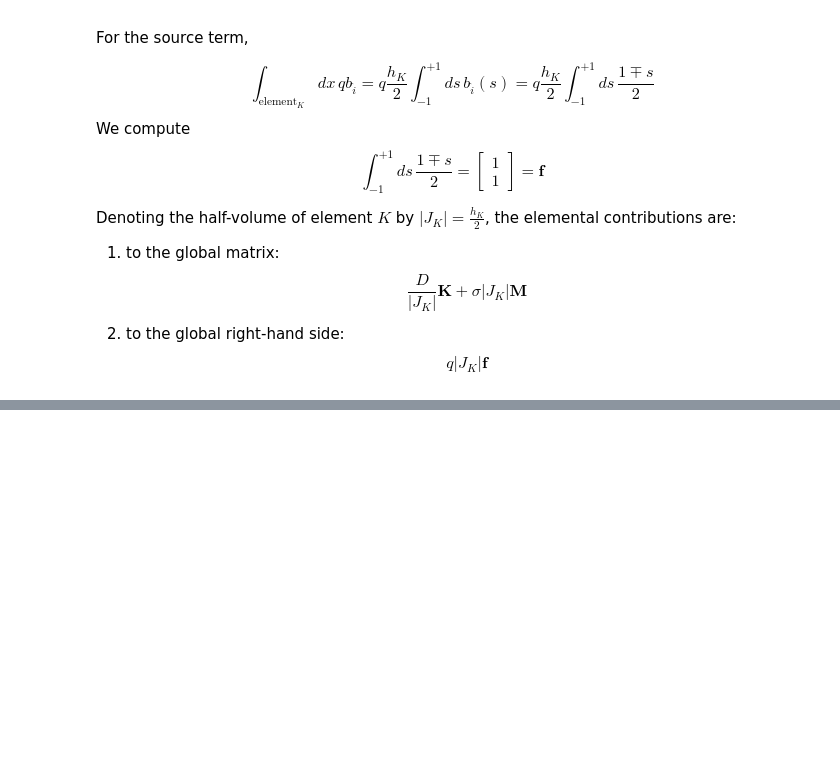
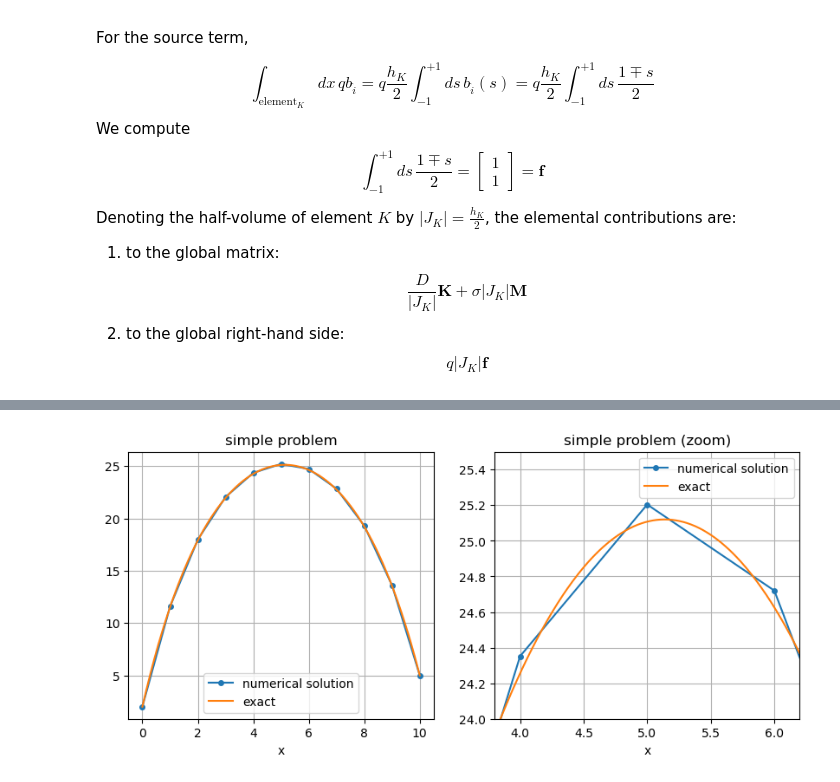
Before and after one commit to ragusa/Learning_FEM_1D, a Jupyter notebook: Learning_FEM_1D_step0.ipynb, the cells around one changed output, grey strips where cells are left out. Saved outputs shown, nothing was run; the diff lists cells and outputs as text; code cells hidden in the pictures; blank space fills up the shorter version.

```diff
--- a/Learning_FEM_1D_step0.ipynb
+++ b/Learning_FEM_1D_step0.ipynb
@@ -539,0 +733,86 @@ plt.show()
+# %%
+def assemble_p1_constant_matprop_fem(xx, D=1.0, sigma=0.0, q=1.0):
+    """
+    Assemble (K + M) and b for 1D P1 with constant D, sigma, q.
+    Returns:
+        A : scipy.sparse.lil_matrix  (kept LIL on purpose to ease BC edits)
+        b : np.ndarray
+    """
+    N = len(dx)
+    Npts = N + 1
+    A = sparse.lil_matrix((Npts, Npts), dtype=float)
+    b = np.zeros(Npts, dtype=float)
+
+    for i in range(N):
+        h = dx[i]
+        # local contributions
+        Ke = (D / h) * np.array([[1.0, -1.0],
+                                 [-1.0,  1.0]])
+        Me = (sigma * h / 6.0) * np.array([[2.0, 1.0],
+                                           [1.0, 2.0]])
+        fe = (q * h / 2.0) * np.array([1.0, 1.0])
+
+        # assemble into LIL (explicit indices = fastest for 2x2 adds)
+        A[i,   i  ] += Ke[0,0] + Me[0,0]
+        A[i,   i+1] += Ke[0,1] + Me[0,1]
+        A[i+1, i  ] += Ke[1,0] + Me[1,0]
+        A[i+1, i+1] += Ke[1,1] + Me[1,1]
+
+        b[i]   += fe[0]
+        b[i+1] += fe[1]
+
+    return A, b
+
+def impose_dirichlet_fem(A, b, x, u_left, u_right):
+    """
+    Minimal Dirichlet for LIL matrix:
+      - Shift b[1] by A[1,0]*u_left and remove A[1,0].
+      - Shift b[-2] by A[-2,-1]*u_right and remove A[-2,-1]
+      - Pin rows 0 and -1 to u_left and u_right.
+    """
+    assert sparse.isspmatrix_lil(A), "A must be LIL"
+    # boundary conditions
+    A[0,0] = 1
+    b[0] = u_left
+    b[1] -= A[1,0]*u_left
+    A[1,0]= 0.
+    A[0,1] = 0.
+
+    A[-1,-1] = 1
+    b[-1] = u_right
+    b[-2] -= A[-2,-1]*u_right
+    A[-2,-1]= 0.
+    A[-1,-2] = 0.
+
+    return A, b
+
+# --- FEM solve ---
+x, dx = make_mesh(L=L, N=Nelems)
+A, b = assemble_p1_constant_matprop_fem(x, D=D, sigma=sigma, q=q)
+A, b = impose_dirichlet_fem(A_, b_, x, u_left, u_right)
+# convert to CSC for solving
+u = spla.spsolve(A.tocsc(), b)
+
+# --- Comparison ---
+# plot
+fig, axs = plt.subplots(1,2,figsize=(10,4))
+
+axs[0].plot(x,      u, marker='o', ms=4, label='numerical solution')
+axs[0].plot(x_fine, exact(x_fine), label='exact')
+axs[0].grid(True)
+axs[0].legend()
+axs[0].set_xlabel('x')
+axs[0].set_title('simple problem')
+
+# zoom
+axs[1].plot(x,      u, marker='o', ms=4, label='numerical solution')
+axs[1].plot(x_fine, exact(x_fine), label='exact')
+axs[1].grid(True)
+axs[1].legend()
+axs[1].set_xlabel('x')
+axs[1].set_title('simple problem (zoom)')
+axs[1].set_xlim([3.8,6.2])
+axs[1].set_ylim([24,25.5])
+plt.show()
+# %% [output]
+[figure, added]
```
Also changed, not shown: parts of 15 cells of this notebook, 3 other files.
